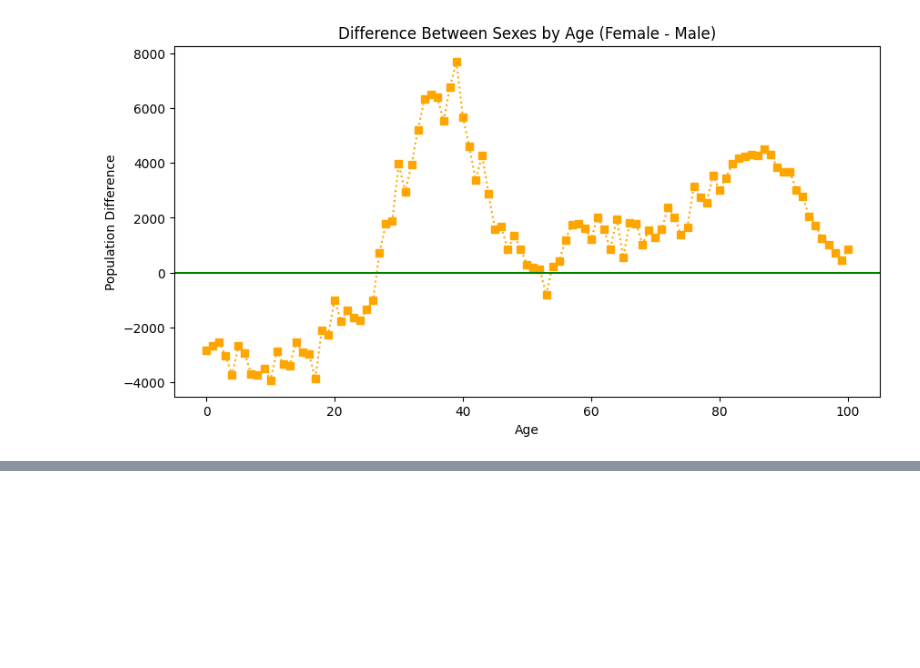
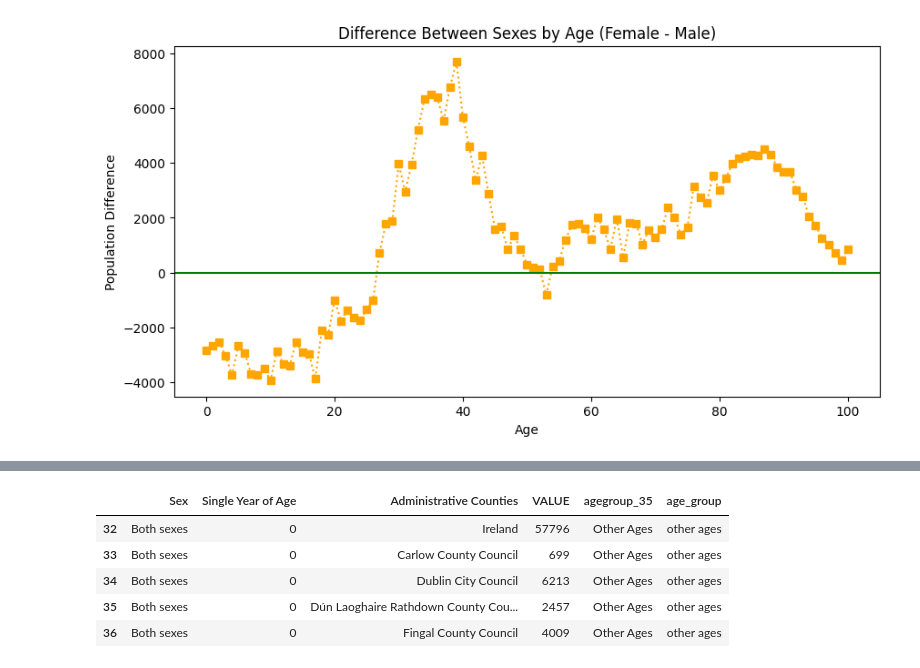
Before and after one commit to quyenphanlyons/programming-for-data-analytics, a Jupyter notebook: assignments/assignment05-population.ipynb, the cells around one changed output, grey strips where cells are left out. Drawn from its saved outputs; the diff is of its cells as text; code cells hidden in the pictures; blank space fills up the shorter version.

```diff
--- a/assignments/assignment05-population.ipynb
+++ b/assignments/assignment05-population.ipynb
@@ -42,7 +17,6 @@ This part does not need to look at the regions.
 ie You can take the notebook I used in the lectures and substitute the sexes for the regions.
 # %%
 import pandas as pd
-FILENAME="Population.csv"
 
-df = pd.read_csv(FILENAME)
-print(df.head())
+df = pd.read_csv("Population.csv")
+#print(df.head())
@@ -229,0 +126,24 @@ plt.show()
+# %%
+# Create a variable "age_35"
+age_35 = 35
+
+# Create an age group within 5 years of 35 together
+lower_value = age_35 - 5
+upper_value = age_35 + 5
+
+def age_group(age):
+    if lower_value <= age <= upper_value:
+        return '30-40'
+    else:
+        return 'other ages'
+
+df['age_group'] = df['Single Year of Age'].apply(age_group)
+
+df.head()
+# %% [output]
+|  | Sex | Single Year of Age | Administrative Counties | VALUE | agegroup_35 | age_group |
+| 32 | Both sexes | 0 | Ireland | 57796 | Other Ages | other ages |
+| 33 | Both sexes | 0 | Carlow County Council | 699 | Other Ages | other ages |
+| 34 | Both sexes | 0 | Dublin City Council | 6213 | Other Ages | other ages |
+| 35 | Both sexes | 0 | Dún Laoghaire Rathdown County Cou... | 2457 | Other Ages | other ages |
+| 36 | Both sexes | 0 | Fingal County Council | 4009 | Other Ages | other ages |
```
Also changed, not shown: parts of 14 cells of this notebook, 1 other file.
